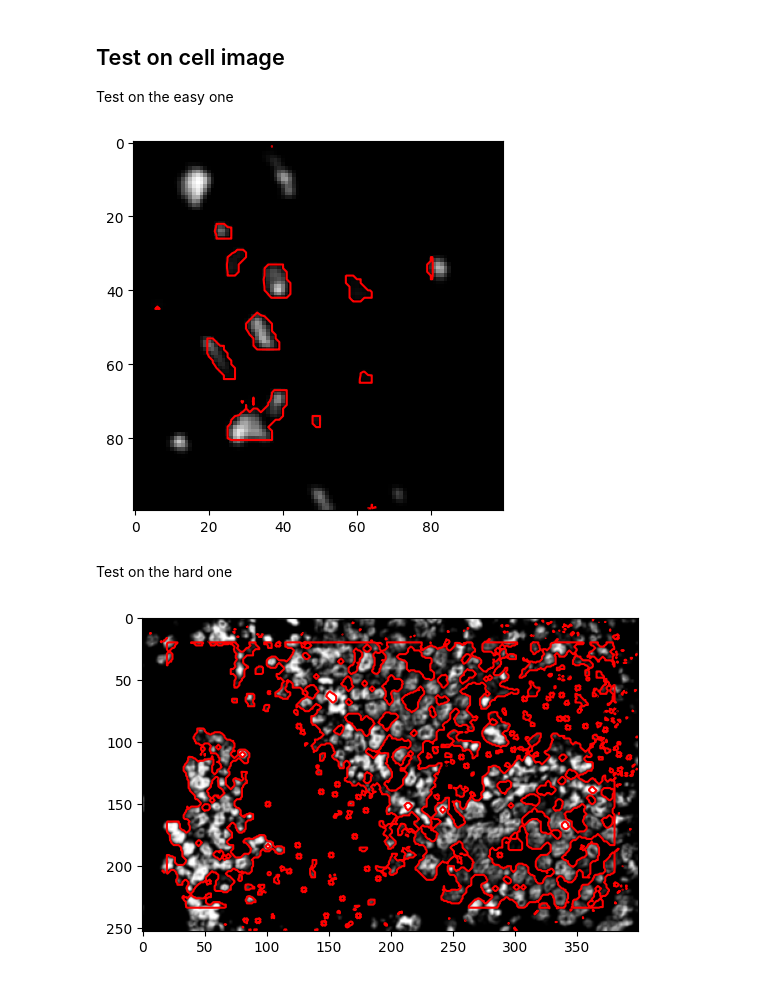
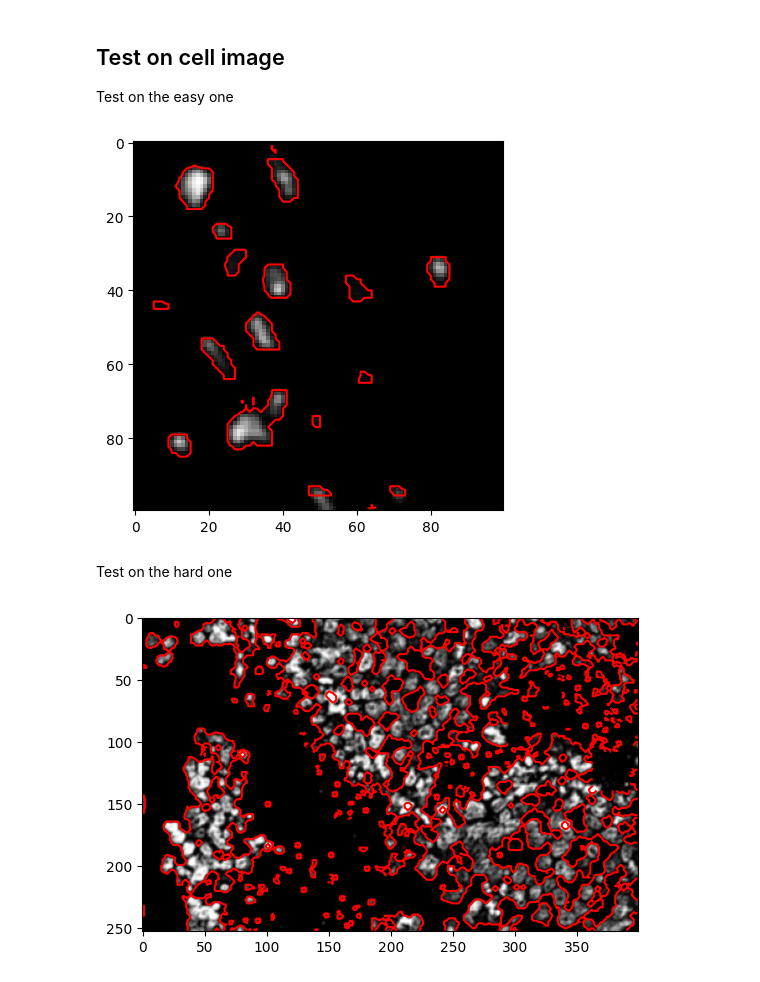
Before and after one commit to jgu13/CellSeg, a Jupyter notebook: Scripts/Test.ipynb, the cells around one changed output. Saved outputs shown, nothing was run; the diff lists cells and outputs as text; code cells hidden in the pictures.

Commit message:
More images

```diff
--- a/Scripts/Test.ipynb
+++ b/Scripts/Test.ipynb
@@ -59,0 +78,15 @@ axes[1].imshow(nuc_mask, cmap='gray')
+# %%
+# read in raw cell image and rescale its intensity
+nuc_img = plt.imread(os.path.join(image_dir, 't2.tiff'))
+nuc_img = rescale_intensity(nuc_img, (0, 300)) # need to manually set the intensity range
+# read in mask and rescale its intensity
+nuc_mask = plt.imread(os.path.join(mask_dir, 't2_mask.tiff'))
+nuc_mask = rescale_intensity(nuc_mask, (0, 300)) # need to manually set the intensity range
+
+# uncomment to save cropped cell image and mask
+imsave(os.path.join(image_dir, "t2.png"), nuc_img)
+imsave(os.path.join(mask_dir, "t2_mask.png"), nuc_mask)
+
+fig, axes = plt.subplots(nrows=1, ncols=2)
+axes[0].imshow(nuc_img, cmap='gray')
+axes[1].imshow(nuc_mask, cmap='gray')
@@ -288,8 +326,8 @@ img = cv.GaussianBlur(img, (3,3), sigmaX=1, borderType=cv.BORDER_DEFAULT)
 
 # initialize a large rectangle
 contour_layer = np.zeros_like(img)
-start = (20,20)
-end = (contour_layer.shape[0]-20, contour_layer.shape[1]-20)
+start = (5,5)
+end = (contour_layer.shape[0]-5, contour_layer.shape[1]-5)
 rr, cc = rectangle(start=start, end=end)
 contour_layer[rr, cc] = 255
 
@@ -302,29 +340,29 @@ fig, ax = plt.subplots()
 ax.imshow(img, cmap='gray')
 psi = draw_curve(psi, axis=ax)
 # %% [output]
-[figure, old version]
+[figure, new version]
 # %% [markdown]
 Test on the hard one
 # %%
 # read in cell image
 img = imread(os.path.join(image_dir, "cropped_cell_im.png"))
 # img = np.clip(img, 0, 255)
 img = cv.GaussianBlur(img, (3,3), sigmaX=1, borderType=cv.BORDER_DEFAULT)
 
 # initialize a large rectangle
 contour_layer = np.zeros_like(img)
-start = (20,20)
-end = (contour_layer.shape[0]-20, contour_layer.shape[1]-20)
+start = (1,1)
+end = (contour_layer.shape[0]-1, contour_layer.shape[1]-1)
 rr, cc = rectangle(start=start, end=end)
 contour_layer[rr, cc] = 255
 
 # initalize psi
 psi = initialize(contour_layer)
 
 # evolve the contour with psi
-psi = curve_evolution(contour_layer, img, dt=0.2, max_iter=350)
+psi = curve_evolution(contour_layer, img, dt=0.2, max_iter=400)
 fig, ax = plt.subplots()
 ax.imshow(img, cmap='gray')
 psi = draw_curve(psi, axis=ax)
 # %% [output]
-[figure, old version]
+[figure, new version]
```
Also changed, not shown: parts of 5 cells of this notebook, 4 other files.
